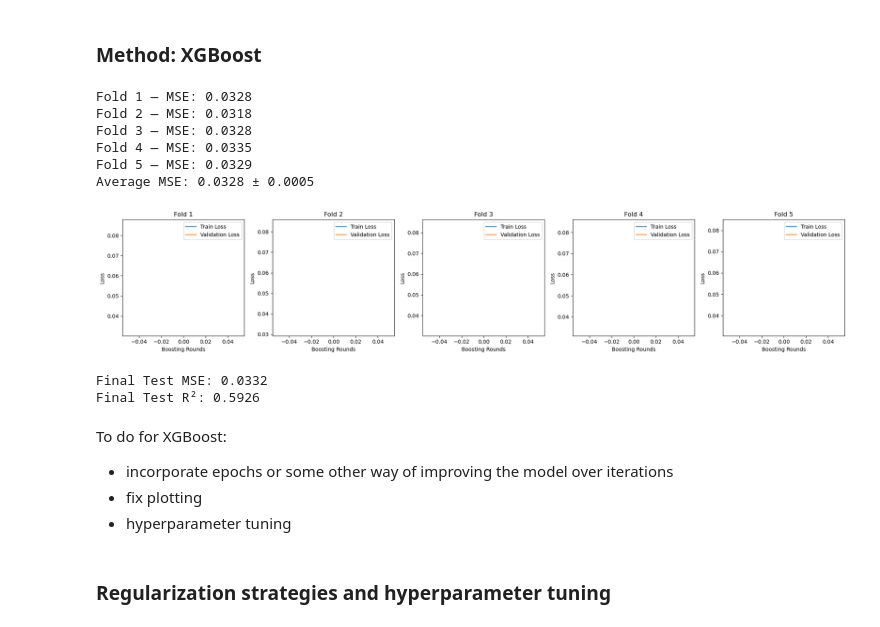
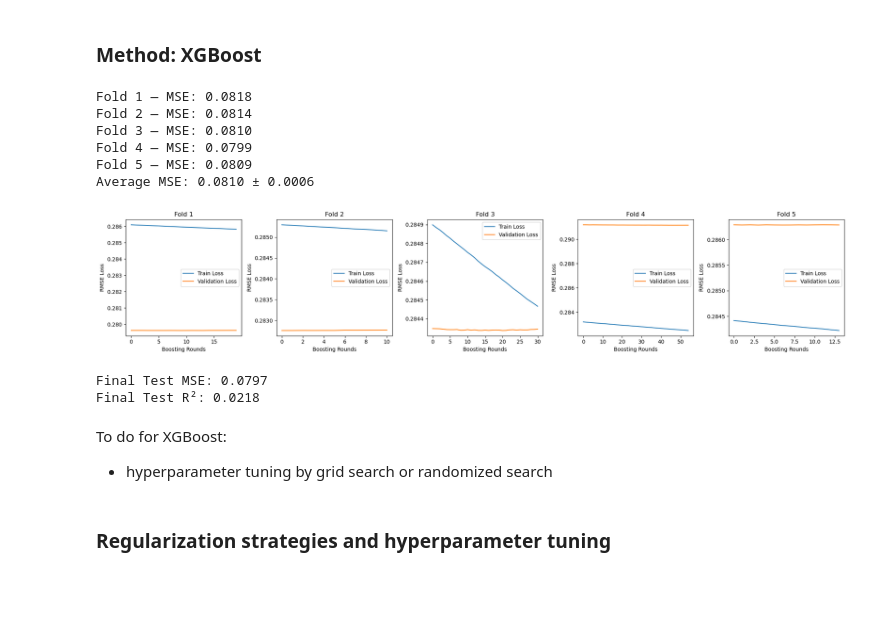
Before and after one commit to riannacampbell/drug_response_project, a Jupyter notebook: project_notebook.ipynb, the cells around one changed output. Saved outputs shown, nothing was run; the diff lists cells and outputs as text; code cells hidden in the pictures; blank space fills up the shorter version.

Commit message:
XGBoost model framework and plotting finished

```diff
--- a/project_notebook.ipynb
+++ b/project_notebook.ipynb
@@ -191,41 +175,69 @@ xgb_model = XGBRegressor(
+# %%
+# helper function
+import matplotlib.pyplot as plt
+
+def plot_train_val_losses(eval_scores):
+    fig, axes = plt.subplots(1, 5, figsize=(20, 4))
+
+    for fold in range(5):
+        fold_scores = eval_scores[fold]
+        axes[fold].plot(fold_scores['validation_0']['rmse'], label="Train Loss")
+        axes[fold].plot(fold_scores['validation_1']['rmse'], label="Validation Loss")
+        axes[fold].set_title(f"Fold {fold+1}")
+        axes[fold].set_xlabel("Boosting Rounds")
+        axes[fold].set_ylabel("RMSE Loss")
+        axes[fold].legend()
+
+    plt.tight_layout()
+    plt.savefig("XGB Regressor Train and Validation RMSE Scores")
 # %%
 # 5 fold cross validation
 kf = KFold(n_splits=5, shuffle=True, random_state=42)
 
 train_mse_scores = []
 val_mse_scores = []
-r2_scores = []
+eval_scores = []
 
-for fold, (train_idx, val_idx) in enumerate(kf.split(X_norm)):
-    X_train, X_val = X_norm.iloc[train_idx], X_norm.iloc[val_idx]
-    y_train, y_val = y_norm.iloc[train_idx], y_norm.iloc[val_idx]
+for fold, (train_idx, val_idx) in enumerate(kf.split(X_train)):
+    X_train_in, X_val = X_train.iloc[train_idx], X_train.iloc[val_idx]
+    y_train_in, y_val = y_train.iloc[train_idx], y_train.iloc[val_idx]
 
-    xgb_model.fit(X_train, y_train)
+    xgb_model.fit(
+        X_train_in,
+        y_train_in,
+        eval_set=[(X_train_in, y_train_in), (X_val, y_val)],
+        verbose=False,
+    )
 
-    y_train_pred = xgb_model.predict(X_train)
+    evals_result = xgb_model.evals_result()
+    eval_scores.append(evals_result)
+
+    y_train_pred = xgb_model.predict(X_train_in)
     y_val_pred = xgb_model.predict(X_val)
 
-    train_mse = mean_squared_error(y_train, y_train_pred)
+    train_mse = mean_squared_error(y_train_in, y_train_pred)
     val_mse = mean_squared_error(y_val, y_val_pred)
 
     train_mse_scores.append(train_mse)
     val_mse_scores.append(val_mse)
 
     print(f"Fold {fold + 1} — MSE: {train_mse:.4f}")
 
-plot_train_val_losses(train_mse_scores, val_mse_scores, "XGBoost Train and Validation MSE Losses")
+plot_train_val_losses(eval_scores)
 
 print(f"Average MSE: {np.mean(train_mse_scores):.4f} ± {np.std(train_mse_scores):.4f}")
 # %% [output]
-Fold 1 — MSE: 0.0328
-Fold 2 — MSE: 0.0318
-Fold 3 — MSE: 0.0328
-Fold 4 — MSE: 0.0335
-Fold 5 — MSE: 0.0329
-Average MSE: 0.0328 ± 0.0005
+Fold 1 — MSE: 0.0818
+Fold 2 — MSE: 0.0814
+Fold 3 — MSE: 0.0810
+Fold 4 — MSE: 0.0799
+Fold 5 — MSE: 0.0809
+Average MSE: 0.0810 ± 0.0006
-[figure, old version]
+[figure, new version]
 # %%
 # Evaluate test data
+xgb_model.early_stopping_rounds = None
+xgb_model.fit(X_train, y_train) # Re-fit on all training data
 y_test_pred = xgb_model.predict(X_test)
 test_mse = mean_squared_error(y_test, y_test_pred)
 test_r2 = r2_score(y_test, y_test_pred)
@@ -233,13 +245,11 @@ test_r2 = r2_score(y_test, y_test_pred)
 print(f"Final Test MSE: {test_mse:.4f}")
 print(f"Final Test R²: {test_r2:.4f}")
 # %% [output]
-Final Test MSE: 0.0332
-Final Test R²: 0.5926
+Final Test MSE: 0.0797
+Final Test R²: 0.0218
 # %% [markdown]
 To do for XGBoost:
-- incorporate epochs or some other way of improving the model over iterations
-- fix plotting
-- hyperparameter tuning
+- hyperparameter tuning by grid search or randomized search
 # %% [markdown]
 ### Regularization strategies and hyperparameter tuning
 # %% [markdown]
```
Also changed, not shown: parts of 4 cells of this notebook, 2 other files.
